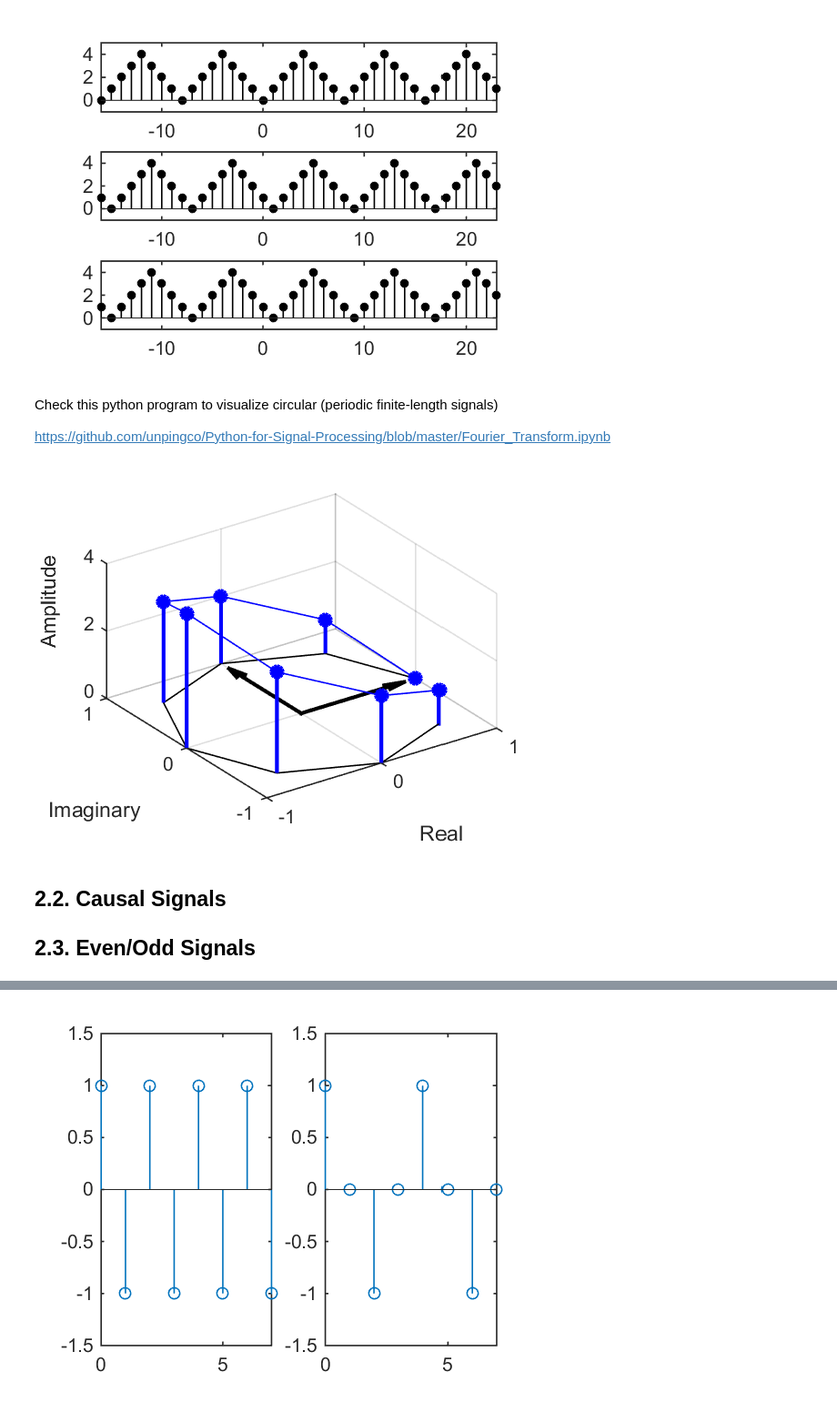
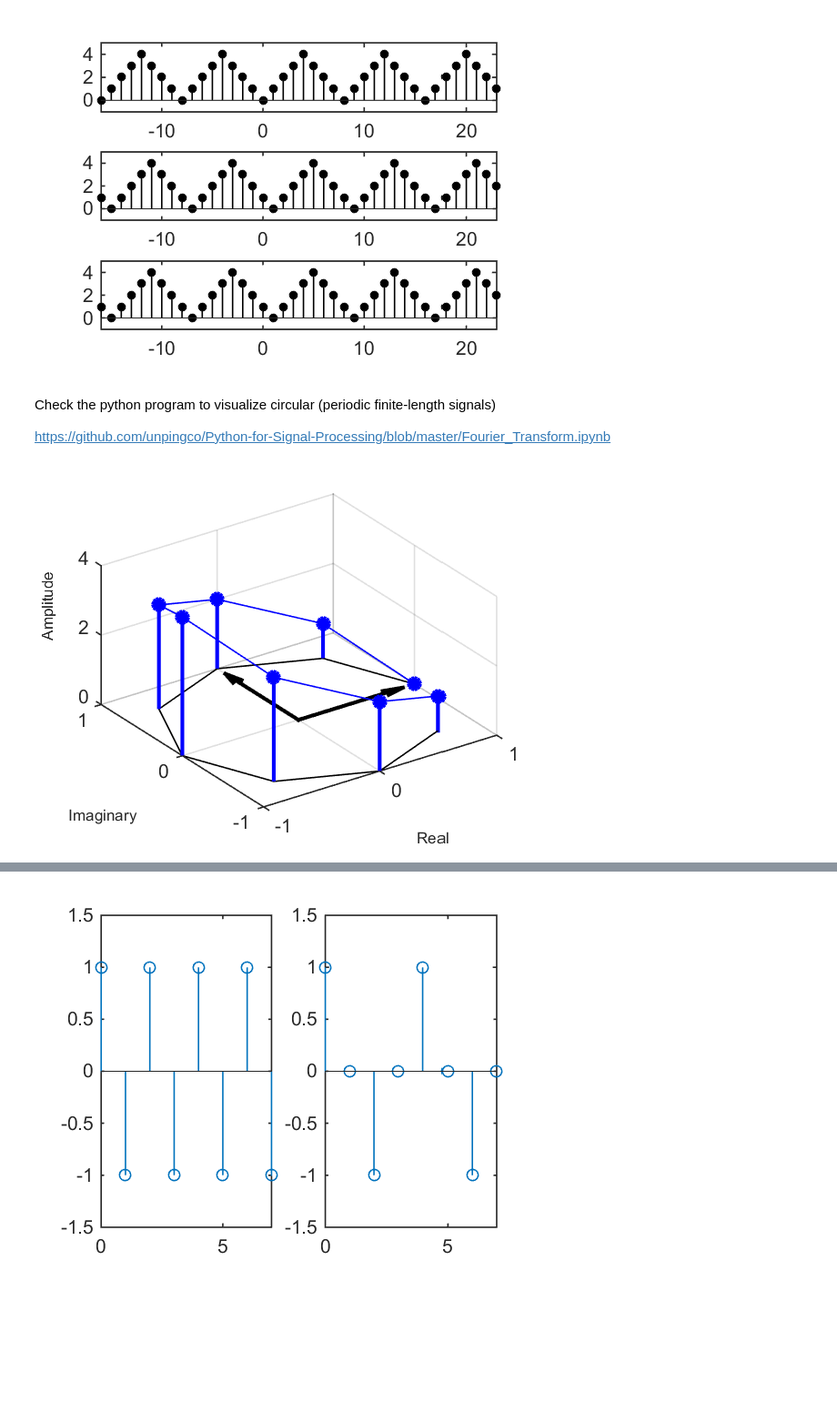
Before and after one commit to omersayli/DSP, a Jupyter notebook: 01 discrete signals/discrete signals.ipynb, the cells around one changed output, grey strips where cells are left out. Shown: that part at 91% size. Saved outputs shown, nothing was run; the diff lists cells and outputs as text; code cells hidden in the pictures; blank space fills up the shorter version.

Commit message:
signal

```diff
--- a/01 discrete signals/discrete signals.ipynb
+++ b/01 discrete signals/discrete signals.ipynb
@@ -202,36 +207,33 @@ subplot(3,1,3), stem(n,ys,'k','filled','markersize',4), axis tight, ylim([-1 5])
 # %% [output]
 [figure]
 # %% [markdown]
-Check this python program to visualize circular (periodic finite-length signals)
+Check the python program to visualize circular (periodic finite-length signals)
 
 https://github.com/unpingco/Python-for-Signal-Processing/blob/master/Fourier_Transform.ipynb
 # %%
+%plot -s 560,420
 % periodic discrete-time signal - circular representation
 
 N = 8;
 theta2 = (0:1/N:1)*2*pi;
 theta = theta2(1:end-1);
 
 x = cos(theta);
 y = sin(theta);
 z = [0 1 2 3 4 3 2 1];
 
 figure(1),  clf
 stem3(x,y,z,'filled','b','linewidth',2);
 hold on;
 plot3(x,y,z,'b')
 plot(x,y,'k')
 quiver(0,0,1,0,'k','linewidth',2,'maxheadsize',0.5)
 quiver(0,0,0,1,'k','linewidth',2,'maxheadsize',0.5)
 
 hold off
 view([-35 42])
-xlabel('Real')
-ylabel('Imaginary')
-zlabel('Amplitude')
+xlabel('Real','fontsize',8)
+ylabel('Imaginary','fontsize',8)
+zlabel('Amplitude','fontsize',8)
 # %% [output]
-[figure, old version]
+[figure, new version]
-# %% [markdown]
-## 2.2. Causal Signals
-
-## 2.3. Even/Odd Signals
```
Also changed, not shown: parts of 57 cells of this notebook, 11 other files.
